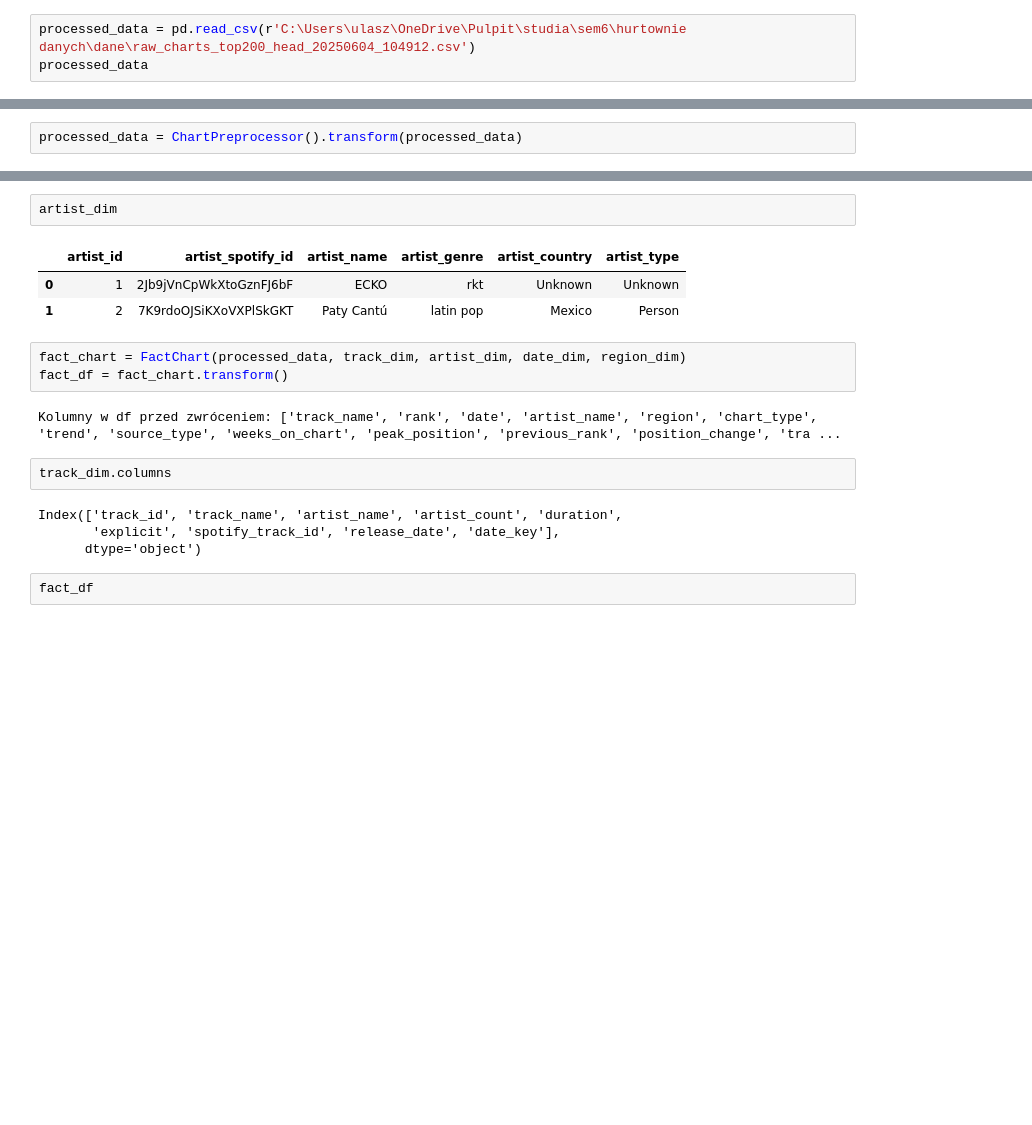
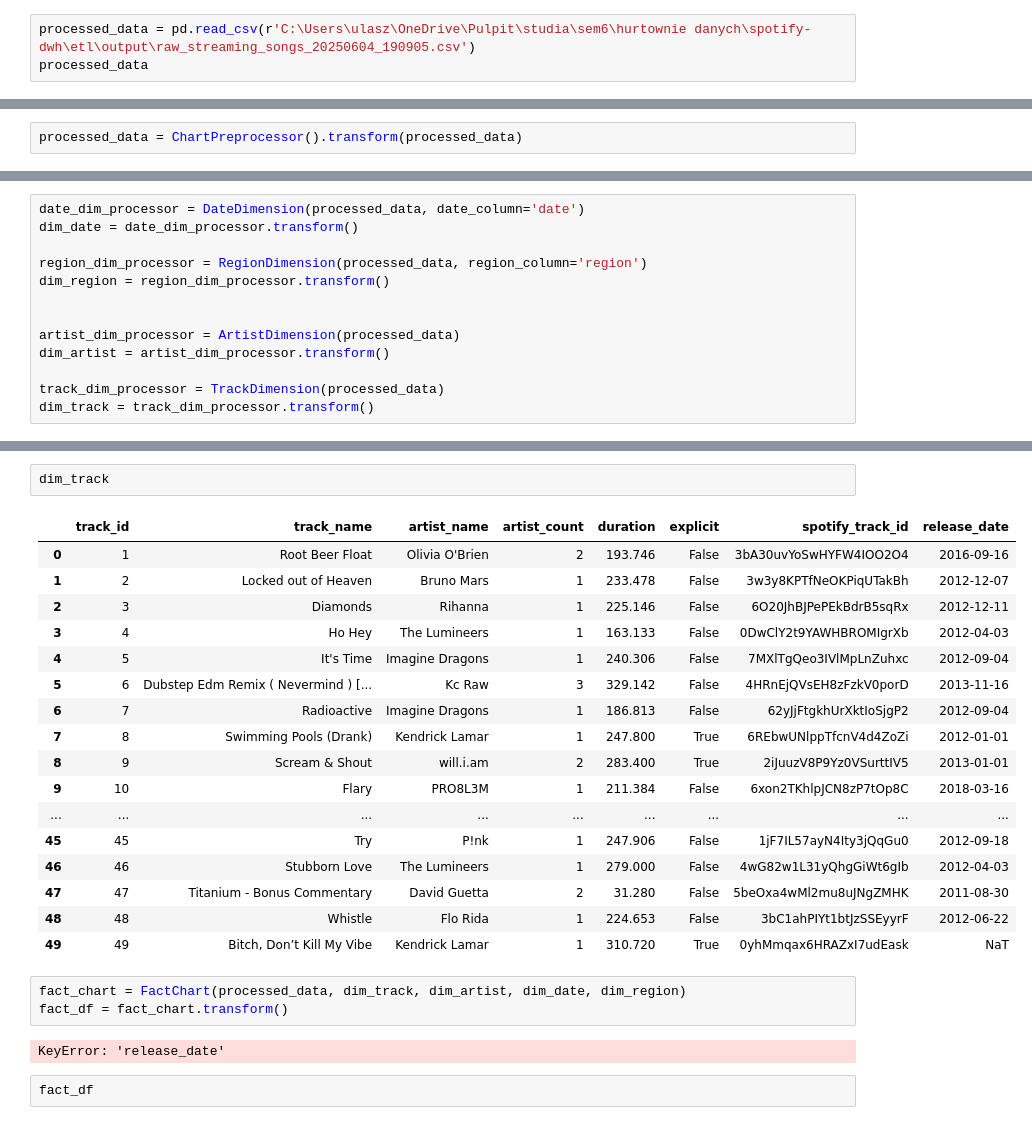
Before and after one commit to martynalesniak/spotify-dwh, a Jupyter notebook: etl/transform/test_tranform.ipynb, the cells around one changed output, grey strips where cells are left out. Drawn from its saved outputs; the diff is of its cells as text; blank space fills up the shorter version.

```diff
--- a/etl/transform/test_tranform.ipynb
+++ b/etl/transform/test_tranform.ipynb
@@ -2,6 +2,6 @@
 import pandas as pd
 from transform import *
 # %%
-processed_data = pd.read_csv(r'C:\Users\ulasz\OneDrive\Pulpit\studia\sem6\hurtownie danych\dane\raw_charts_top200_head_20250604_104912.csv')
+processed_data = pd.read_csv(r'C:\Users\ulasz\OneDrive\Pulpit\studia\sem6\hurtownie danych\spotify-dwh\etl\output\raw_streaming_songs_20250604_190905.csv')
 processed_data
 # %% [output]
@@ -36 +35,14 @@ track_dim = TrackDimension(processed_data).transform()
+# %%
+date_dim_processor = DateDimension(processed_data, date_column='date')
+dim_date = date_dim_processor.transform()
+
+region_dim_processor = RegionDimension(processed_data, region_column='region')
+dim_region = region_dim_processor.transform()
+
+
+artist_dim_processor = ArtistDimension(processed_data)
+dim_artist = artist_dim_processor.transform()
+
+track_dim_processor = TrackDimension(processed_data)
+dim_track = track_dim_processor.transform()
 # %%
@@ -61,20 +78,28 @@ track_dim
 # %%
-artist_dim
+dim_track
 # %% [output]
-|  | artist_id | artist_spotify_id | artist_name | artist_genre | artist_country | artist_type |
-| 0 | 1 | 2Jb9jVnCpWkXtoGznFJ6bF | ECKO | rkt | Unknown | Unknown |
-| 1 | 2 | 7K9rdoOJSiKXoVXPlSkGKT | Paty Cantú | latin pop | Mexico | Person |
+|  | track_id | track_name | artist_name | artist_count | duration | explicit | spotify_track_id | release_date |
+| 0 | 1 | Root Beer Float | Olivia O'Brien | 2 | 193.746 | False | 3bA30uvYoSwHYFW4IOO2O4 | 2016-09-16 |
+| 1 | 2 | Locked out of Heaven | Bruno Mars | 1 | 233.478 | False | 3w3y8KPTfNeOKPiqUTakBh | 2012-12-07 |
+| 2 | 3 | Diamonds | Rihanna | 1 | 225.146 | False | 6O20JhBJPePEkBdrB5sqRx | 2012-12-11 |
+| 3 | 4 | Ho Hey | The Lumineers | 1 | 163.133 | False | 0DwClY2t9YAWHBROMIgrXb | 2012-04-03 |
+| 4 | 5 | It's Time | Imagine Dragons | 1 | 240.306 | False | 7MXlTgQeo3IVlMpLnZuhxc | 2012-09-04 |
+| 5 | 6 | Dubstep Edm Remix ( Nevermind ) [... | Kc Raw | 3 | 329.142 | False | 4HRnEjQVsEH8zFzkV0porD | 2013-11-16 |
+| 6 | 7 | Radioactive | Imagine Dragons | 1 | 186.813 | False | 62yJjFtgkhUrXktIoSjgP2 | 2012-09-04 |
+| 7 | 8 | Swimming Pools (Drank) | Kendrick Lamar | 1 | 247.800 | True | 6REbwUNlppTfcnV4d4ZoZi | 2012-01-01 |
+| 8 | 9 | Scream & Shout | will.i.am | 2 | 283.400 | True | 2iJuuzV8P9Yz0VSurttIV5 | 2013-01-01 |
+| 9 | 10 | Flary | PRO8L3M | 1 | 211.384 | False | 6xon2TKhlpJCN8zP7tOp8C | 2018-03-16 |
+| ... | ... | ... | ... | ... | ... | ... | ... | ... |
+| 45 | 45 | Try | P!nk | 1 | 247.906 | False | 1jF7IL57ayN4Ity3jQqGu0 | 2012-09-18 |
+| 46 | 46 | Stubborn Love | The Lumineers | 1 | 279.000 | False | 4wG82w1L31yQhgGiWt6gIb | 2012-04-03 |
+| 47 | 47 | Titanium - Bonus Commentary | David Guetta | 2 | 31.280 | False | 5beOxa4wMl2mu8uJNgZMHK | 2011-08-30 |
+| 48 | 48 | Whistle | Flo Rida | 1 | 224.653 | False | 3bC1ahPIYt1btJzSSEyyrF | 2012-06-22 |
+| 49 | 49 | Bitch, Don’t Kill My Vibe | Kendrick Lamar | 1 | 310.720 | True | 0yhMmqax6HRAZxI7udEask | NaT |
 # %%
-fact_chart = FactChart(processed_data, track_dim, artist_dim, date_dim, region_dim)
+fact_chart = FactChart(processed_data, dim_track, dim_artist, dim_date, dim_region)
 fact_df = fact_chart.transform()
 # %% [output]
-Kolumny w df przed zwróceniem: ['track_name', 'rank', 'date', 'artist_name', 'region', 'chart_type', 'trend', 'source_type', 'weeks_on_chart', 'peak_position', 'previous_rank', 'position_change', 'tra ...
+KeyError: 'release_date'
-# %%
-track_dim.columns
-# %% [output]
-Index(['track_id', 'track_name', 'artist_name', 'artist_count', 'duration',
-       'explicit', 'spotify_track_id', 'release_date', 'date_key'],
-      dtype='object')
 # %%
 fact_df
 # %% [output]
```
Also changed, not shown: parts of 6 cells of this notebook, 6 other files.
